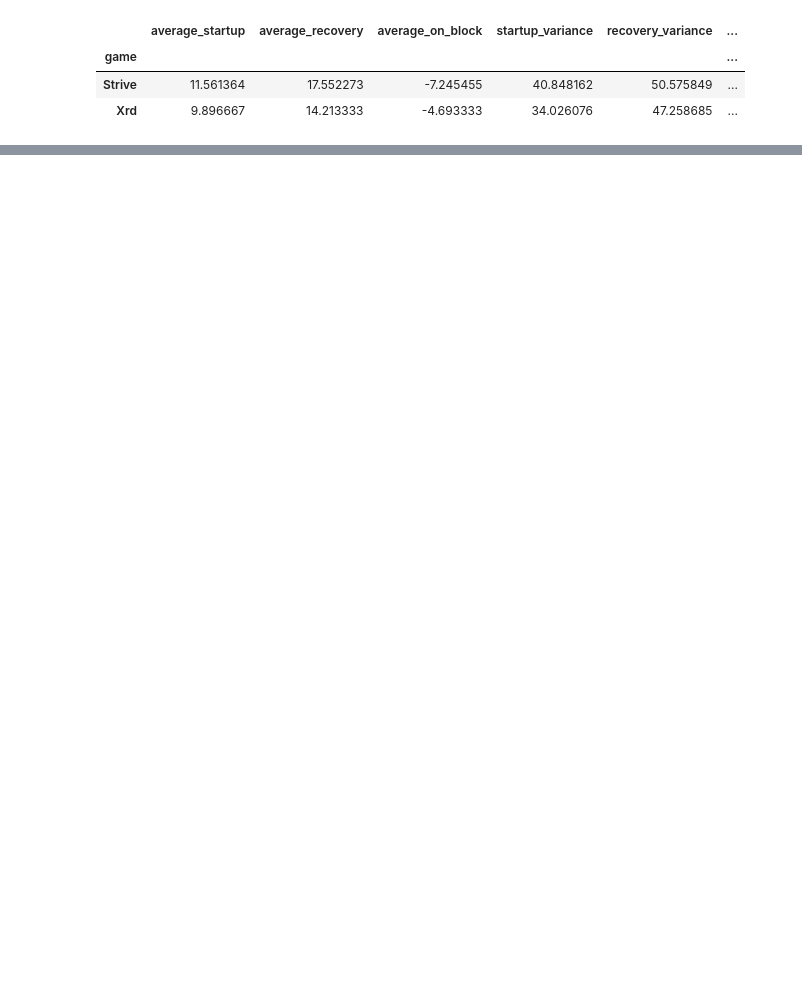
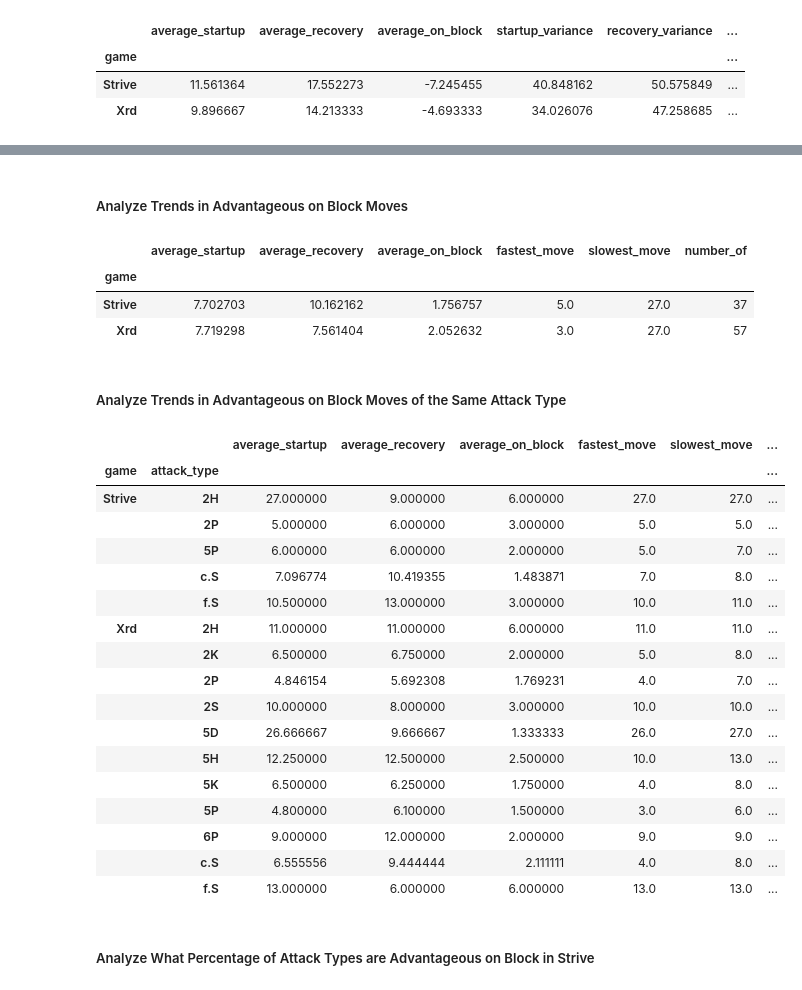
Before and after one commit to brocksteenblik/STAT-386-Data-Acquisition-Code, a Jupyter notebook: analysis.ipynb, the cells around one changed output, grey strips where cells are left out. Saved outputs shown, nothing was run; the diff lists cells and outputs as text; code cells hidden in the pictures; blank space fills up the shorter version.

```diff
--- a/analysis.ipynb
+++ b/analysis.ipynb
@@ -284,0 +323,49 @@ final_df_cleaned.groupby(["attack_type", "game"]).agg(
+# %% [markdown]
+##### Analyze Trends in Advantageous on Block Moves
+# %%
+final_df_cleaned[final_df_cleaned["plus?"] == True].groupby("game").agg(
+    average_startup = ("startup", "mean"),
+    average_recovery = ("recovery", "mean"),
+    average_on_block = ("on_block", "mean"),
+    fastest_move = ("startup", "min"),
+    slowest_move = ("startup", "max"),
+    number_of = ("attack_type", "count")
+)
+# %% [output]
+|  | average_startup | average_recovery | average_on_block | fastest_move | slowest_move | number_of |
+| game |  |  |  |  |  |  |
+| Strive | 7.702703 | 10.162162 | 1.756757 | 5.0 | 27.0 | 37 |
+| Xrd | 7.719298 | 7.561404 | 2.052632 | 3.0 | 27.0 | 57 |
+# %% [markdown]
+##### Analyze Trends in Advantageous on Block Moves of the Same Attack Type
+# %%
+plus_attack_distribution = final_df_cleaned[final_df_cleaned["plus?"] == True].groupby(["game", "attack_type"]).agg(
+    average_startup = ("startup", "mean"),
+    average_recovery = ("recovery", "mean"),
+    average_on_block = ("on_block", "mean"),
+    fastest_move = ("startup", "min"),
+    slowest_move = ("startup", "max"),
+    number_of = ("attack_type", "count")
+)
+plus_attack_distribution
+# %% [output]
+|  |  | average_startup | average_recovery | average_on_block | fastest_move | slowest_move | ... |
+| game | attack_type |  |  |  |  |  | ... |
+| Strive | 2H | 27.000000 | 9.000000 | 6.000000 | 27.0 | 27.0 | ... |
+|  | 2P | 5.000000 | 6.000000 | 3.000000 | 5.0 | 5.0 | ... |
+|  | 5P | 6.000000 | 6.000000 | 2.000000 | 5.0 | 7.0 | ... |
+|  | c.S | 7.096774 | 10.419355 | 1.483871 | 7.0 | 8.0 | ... |
+|  | f.S | 10.500000 | 13.000000 | 3.000000 | 10.0 | 11.0 | ... |
+| Xrd | 2H | 11.000000 | 11.000000 | 6.000000 | 11.0 | 11.0 | ... |
+|  | 2K | 6.500000 | 6.750000 | 2.000000 | 5.0 | 8.0 | ... |
+|  | 2P | 4.846154 | 5.692308 | 1.769231 | 4.0 | 7.0 | ... |
+|  | 2S | 10.000000 | 8.000000 | 3.000000 | 10.0 | 10.0 | ... |
+|  | 5D | 26.666667 | 9.666667 | 1.333333 | 26.0 | 27.0 | ... |
+|  | 5H | 12.250000 | 12.500000 | 2.500000 | 10.0 | 13.0 | ... |
+|  | 5K | 6.500000 | 6.250000 | 1.750000 | 4.0 | 8.0 | ... |
+|  | 5P | 4.800000 | 6.100000 | 1.500000 | 3.0 | 6.0 | ... |
+|  | 6P | 9.000000 | 12.000000 | 2.000000 | 9.0 | 9.0 | ... |
+|  | c.S | 6.555556 | 9.444444 | 2.111111 | 4.0 | 8.0 | ... |
+|  | f.S | 13.000000 | 6.000000 | 6.000000 | 13.0 | 13.0 | ... |
+# %% [markdown]
+##### Analyze What Percentage of Attack Types are Advantageous on Block in Strive
```
Also changed, not shown: parts of 19 cells of this notebook.
